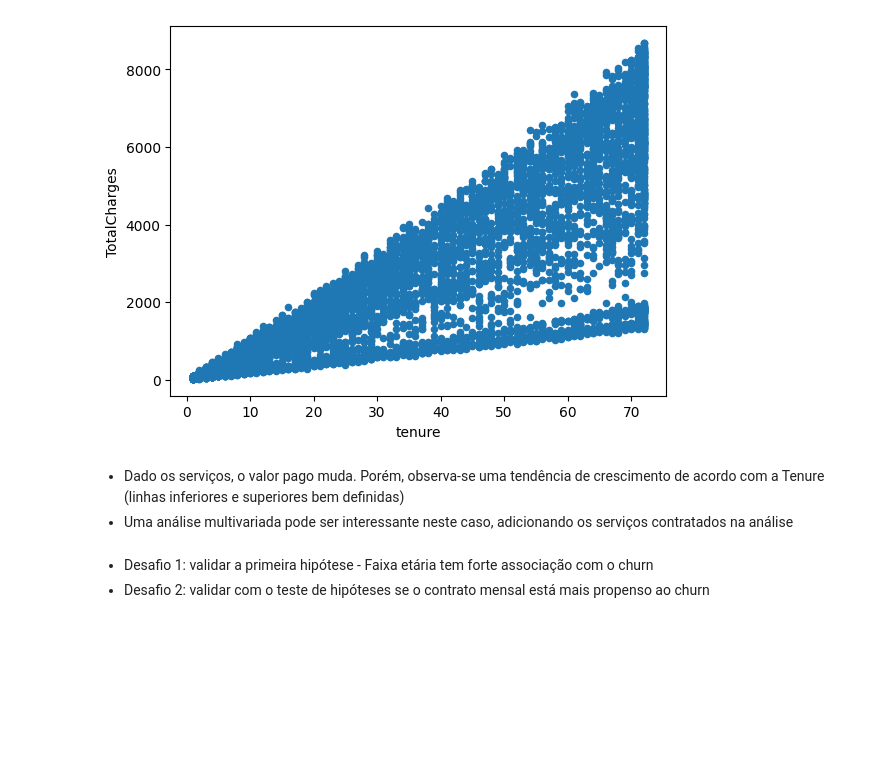
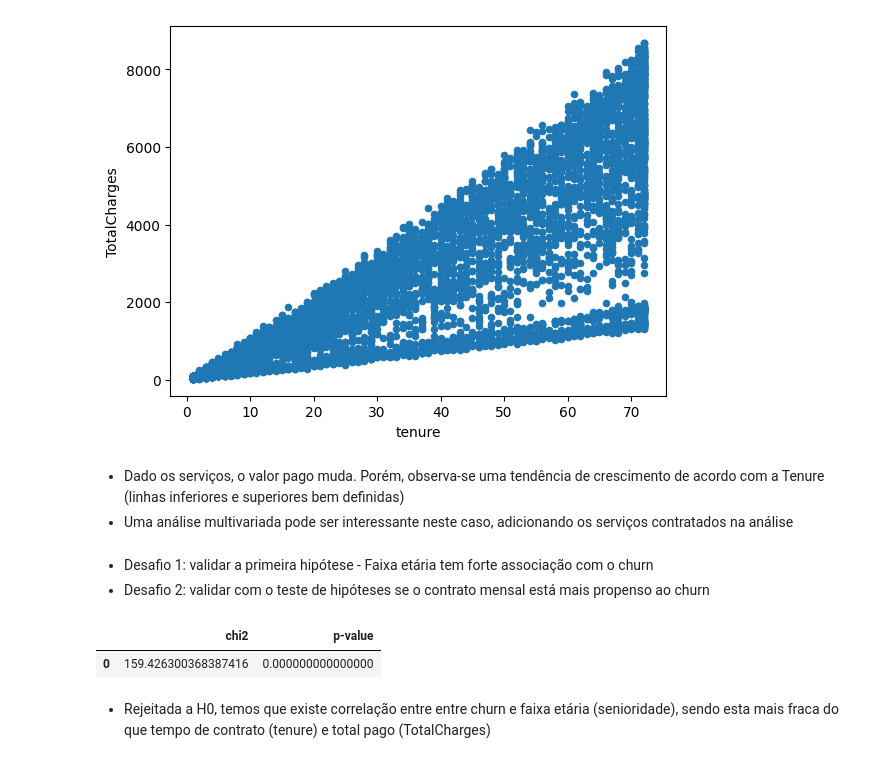
Before and after one commit to ivandersr/eda-churn, a Jupyter notebook: eda_churn.ipynb, the cells around one changed output. Drawn from its saved outputs; the diff is of its cells as text; code cells hidden in the pictures; blank space fills up the shorter version.

```diff
--- a/eda_churn.ipynb
+++ b/eda_churn.ipynb
@@ -792,3 +792,17 @@ df_churn.plot.scatter(x='tenure', y='TotalCharges')
 - Desafio 2: validar com o teste de hipóteses se o contrato mensal está mais propenso ao churn
 # %%
 # Desafio 1: validar a primeira hipótese - Faixa etária tem forte associação com o churn
+idoso_churn_crosstable = pd.crosstab(df_churn['idoso'], df_churn['Churn'])
+# %%
+chi_scores_idoso_churn = chi2_contingency(idoso_churn_crosstable)
+# %%
+scores_idoso_churn = pd.Series(chi_scores_idoso_churn[0])
+pvalue_idoso_churn = pd.Series(chi_scores_idoso_churn[1])
+df_idoso_churn = pd.DataFrame({'chi2': scores_idoso_churn, 'p-value': pvalue_idoso_churn})
+# %%
+df_idoso_churn
+# %% [output]
+|  | chi2 | p-value |
+| 0 | 159.426300368387416 | 0.000000000000000 |
+# %% [markdown]
+- Rejeitada a H0, temos que existe correlação entre entre churn e faixa etária (senioridade), sendo esta mais fraca do que tempo de contrato (tenure) e total pago (TotalCharges)
```
Also changed, not shown: parts of 13 cells of this notebook.
